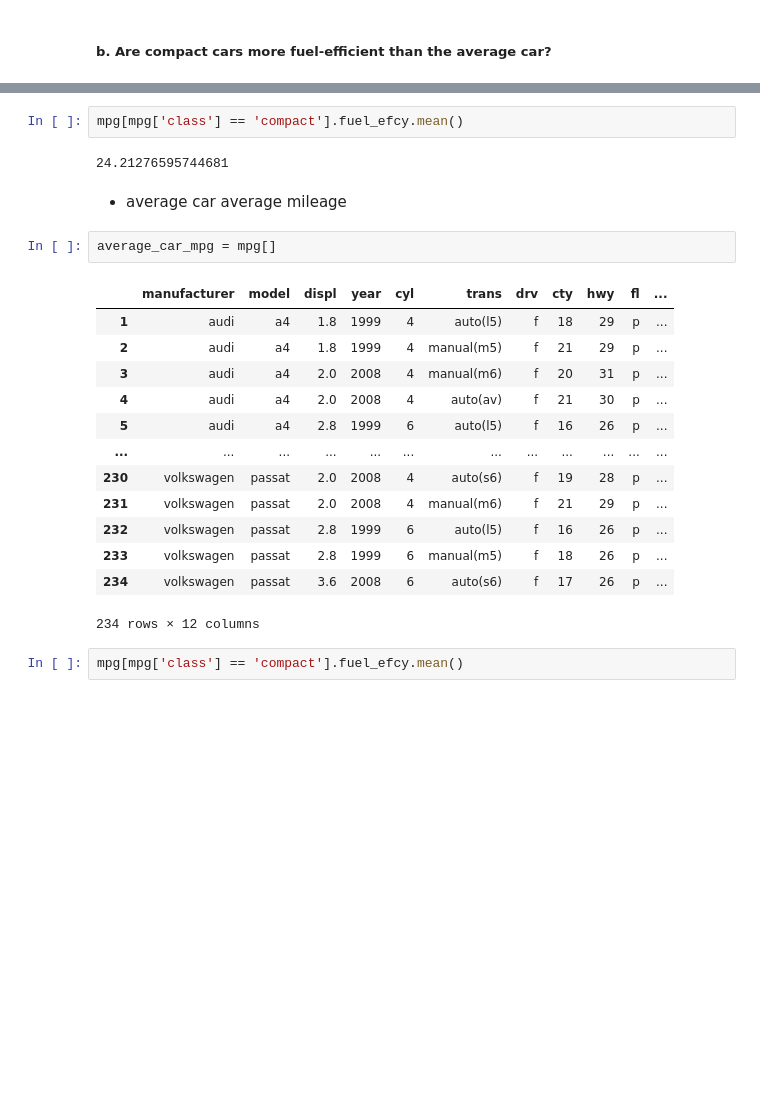
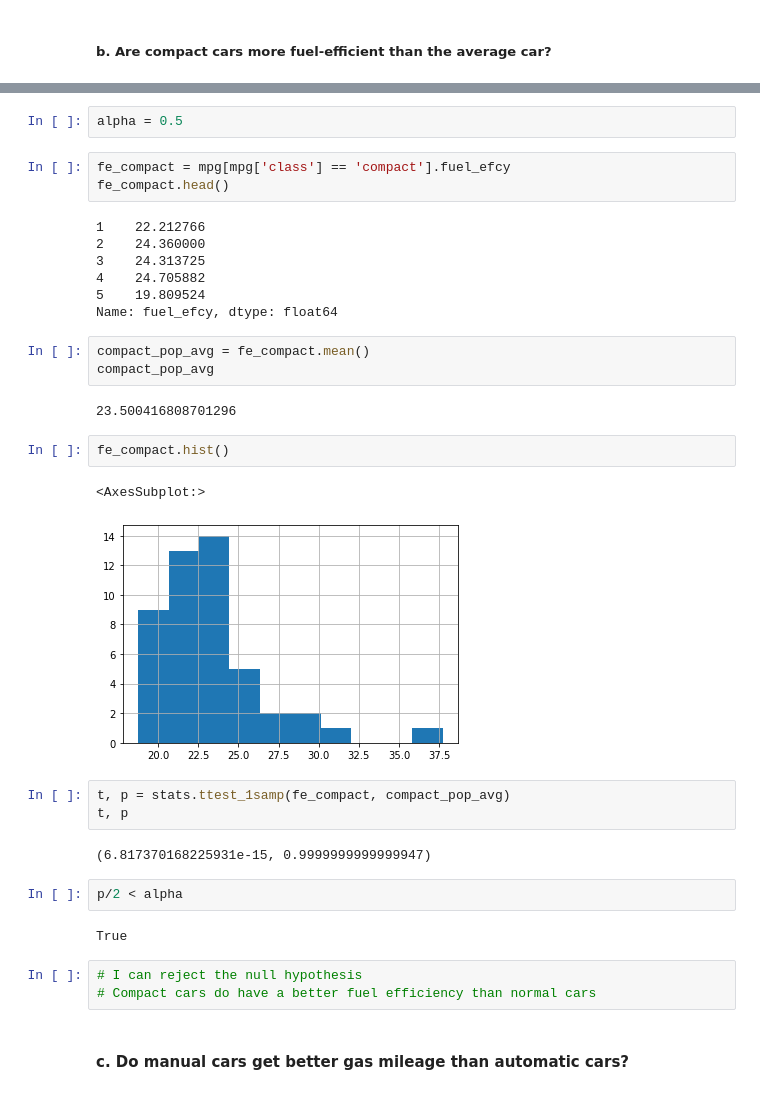
Before and after one commit to Severina7/statistics_exercises, a Jupyter notebook: hypothesis_testing.ipynb, the cells around one changed output, grey strips where cells are left out. Cells and saved outputs as stored; diff of their text form; blank space fills up the shorter version.

Commit message:
adding last exercises for probability_distributions.ipynb and hypothesis_testing.ipynb

```diff
--- a/hypothesis_testing.ipynb
+++ b/hypothesis_testing.ipynb
@@ -194,24 +188,36 @@ True
+# %%
+alpha = 0.5
 # %%
-mpg[mpg['class'] == 'compact'].fuel_efcy.mean()
+fe_compact = mpg[mpg['class'] == 'compact'].fuel_efcy
+fe_compact.head()
 # %% [output]
-24.21276595744681
+1    22.212766
+2    24.360000
+3    24.313725
+4    24.705882
+5    19.809524
+Name: fuel_efcy, dtype: float64
-# %% [markdown]
-- average car average mileage
+# %%
+compact_pop_avg = fe_compact.mean()
+compact_pop_avg
+# %% [output]
+23.500416808701296
+# %%
+fe_compact.hist()
+# %% [output]
+<AxesSubplot:>
+[figure, added]
 # %%
-average_car_mpg = mpg[]
+t, p = stats.ttest_1samp(fe_compact, compact_pop_avg)
+t, p
 # %% [output]
-|  | manufacturer | model | displ | year | cyl | trans | drv | cty | hwy | fl | ... |
-| 1 | audi | a4 | 1.8 | 1999 | 4 | auto(l5) | f | 18 | 29 | p | ... |
-| 2 | audi | a4 | 1.8 | 1999 | 4 | manual(m5) | f | 21 | 29 | p | ... |
-| 3 | audi | a4 | 2.0 | 2008 | 4 | manual(m6) | f | 20 | 31 | p | ... |
-| 4 | audi | a4 | 2.0 | 2008 | 4 | auto(av) | f | 21 | 30 | p | ... |
-| 5 | audi | a4 | 2.8 | 1999 | 6 | auto(l5) | f | 16 | 26 | p | ... |
-| ... | ... | ... | ... | ... | ... | ... | ... | ... | ... | ... | ... |
-| 230 | volkswagen | passat | 2.0 | 2008 | 4 | auto(s6) | f | 19 | 28 | p | ... |
-| 231 | volkswagen | passat | 2.0 | 2008 | 4 | manual(m6) | f | 21 | 29 | p | ... |
-| 232 | volkswagen | passat | 2.8 | 1999 | 6 | auto(l5) | f | 16 | 26 | p | ... |
-| 233 | volkswagen | passat | 2.8 | 1999 | 6 | manual(m5) | f | 18 | 26 | p | ... |
-| 234 | volkswagen | passat | 3.6 | 2008 | 6 | auto(s6) | f | 17 | 26 | p | ... |
-234 rows × 12 columns
+(6.817370168225931e-15, 0.9999999999999947)
-# %%
-mpg[mpg['class'] == 'compact'].fuel_efcy.mean()
+# %%
+p/2 < alpha
+# %% [output]
+True
+# %%
+# I can reject the null hypothesis
+# Compact cars do have a better fuel efficiency than normal cars
+# %% [markdown]
+#### c.  Do manual cars get better gas mileage than automatic cars?
```
Also changed, not shown: parts of 27 cells of this notebook, 1 other file.
